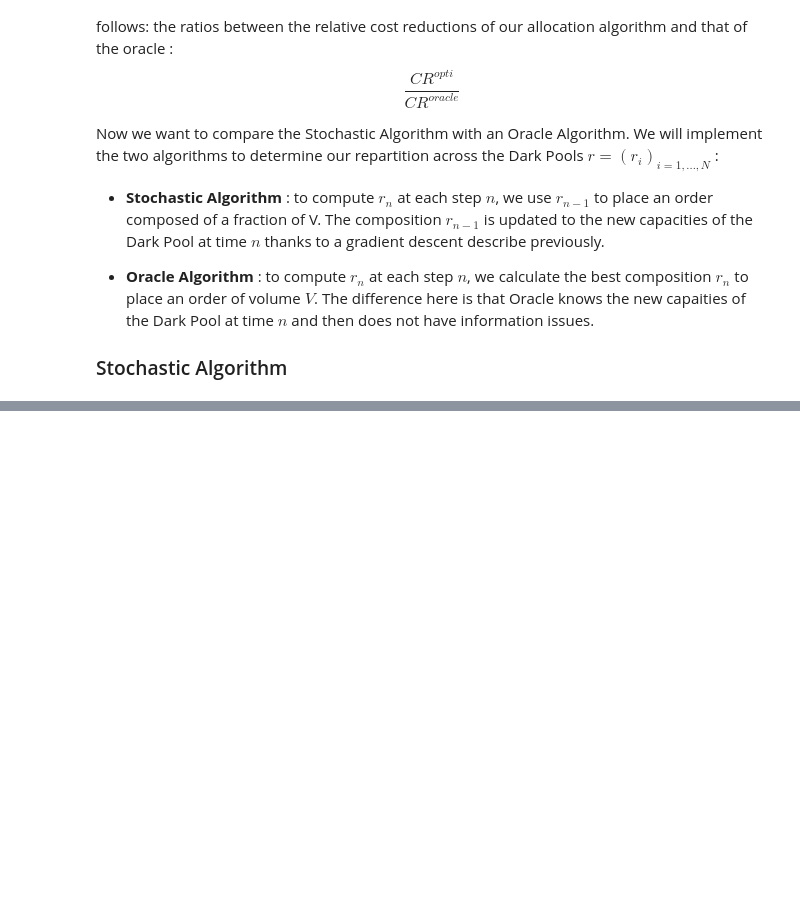
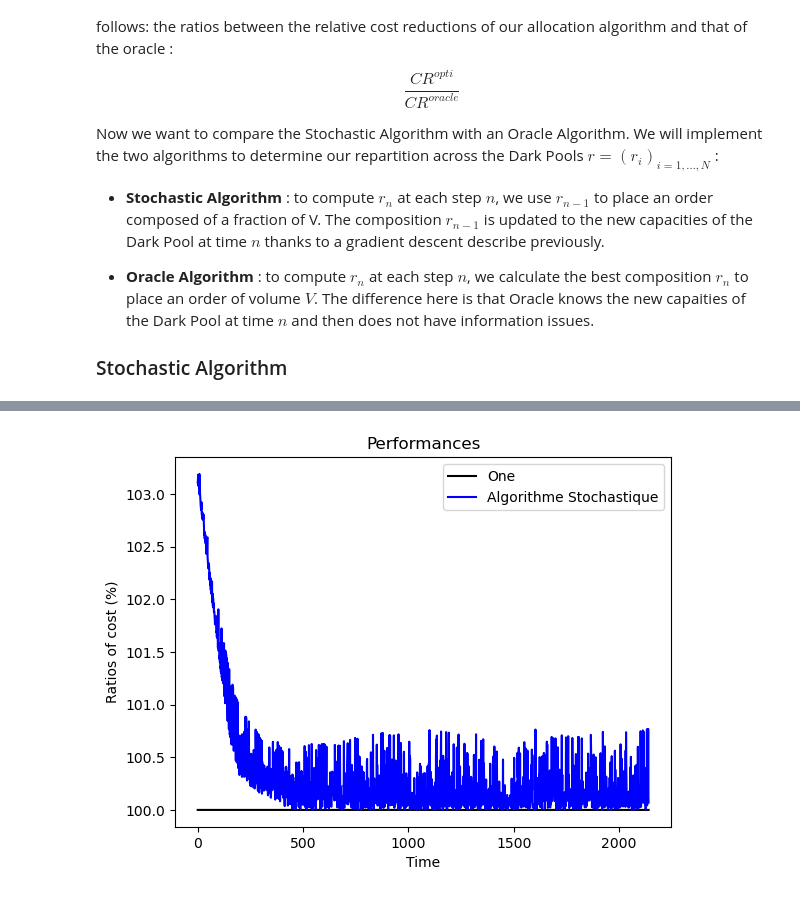
Before and after one commit to hedsto/optimal-strategies-trading, a Jupyter notebook: Optimal_split_of_orders_across_liquidity_pools.ipynb, the cells around one changed output, grey strips where cells are left out. Drawn from its saved outputs; the diff is of its cells as text; code cells hidden in the pictures; blank space fills up the shorter version.

```diff
--- a/Optimal_split_of_orders_across_liquidity_pools.ipynb
+++ b/Optimal_split_of_orders_across_liquidity_pools.ipynb
@@ -366,0 +289,13 @@ resampled["sanofi"]
+# %%
+cost_ref = 100 * np.ones(len(cost_oracle))
+relative_cost = (np.array(cost_sto)/np.array(cost_oracle))*100
+
+plt.plot(cost_ref, color='black', label='One')
+plt.plot(range(len(relative_cost)), relative_cost, color='blue', label='Algorithme Stochastique')
+plt.xlabel("Time")
+plt.ylabel("Ratios of cost (%)")
+plt.title("Performances")
+plt.legend()
+plt.show()
+# %% [output]
+[figure, added]
```
Also changed, not shown: parts of 12 cells of this notebook.
